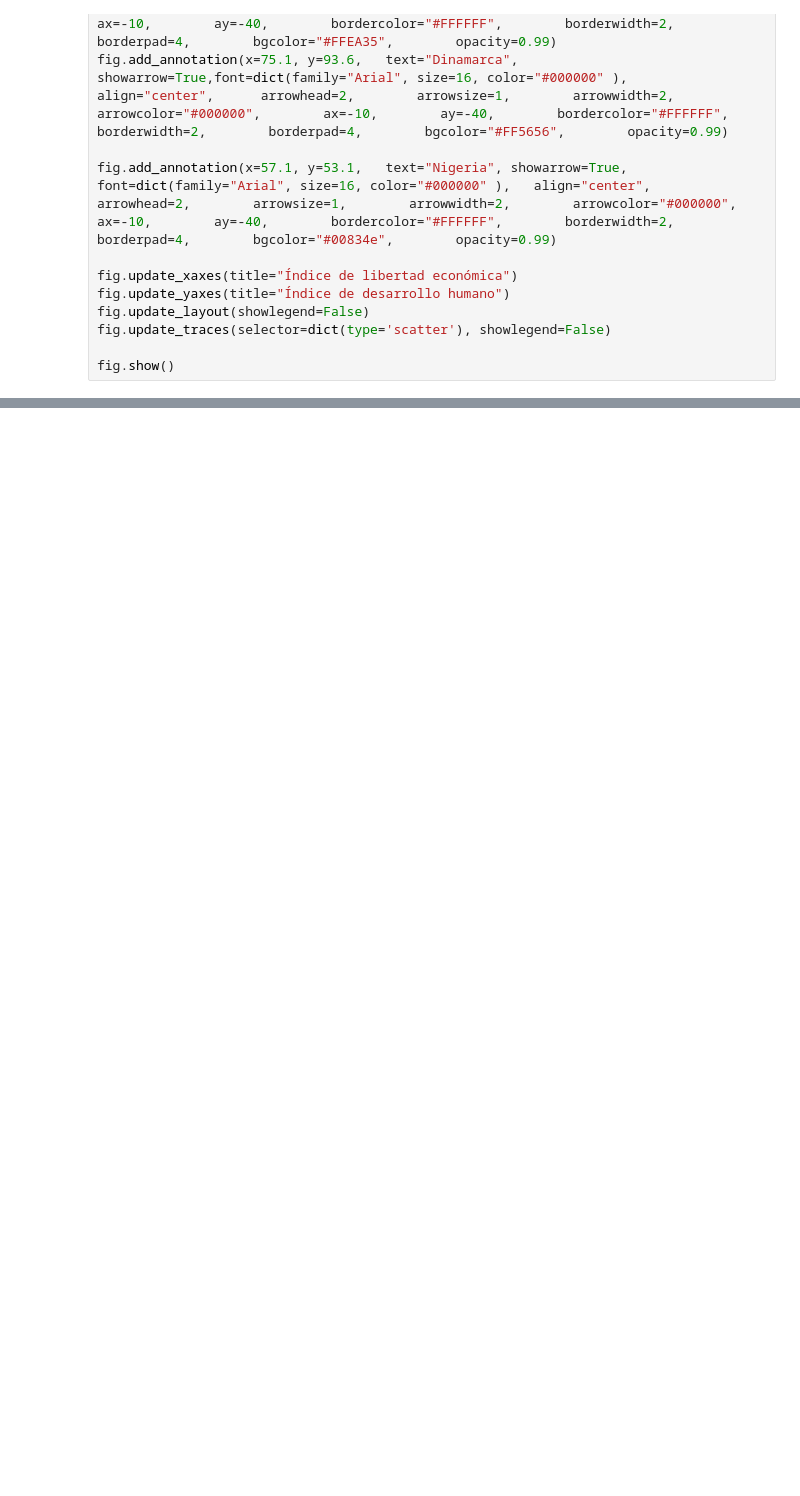
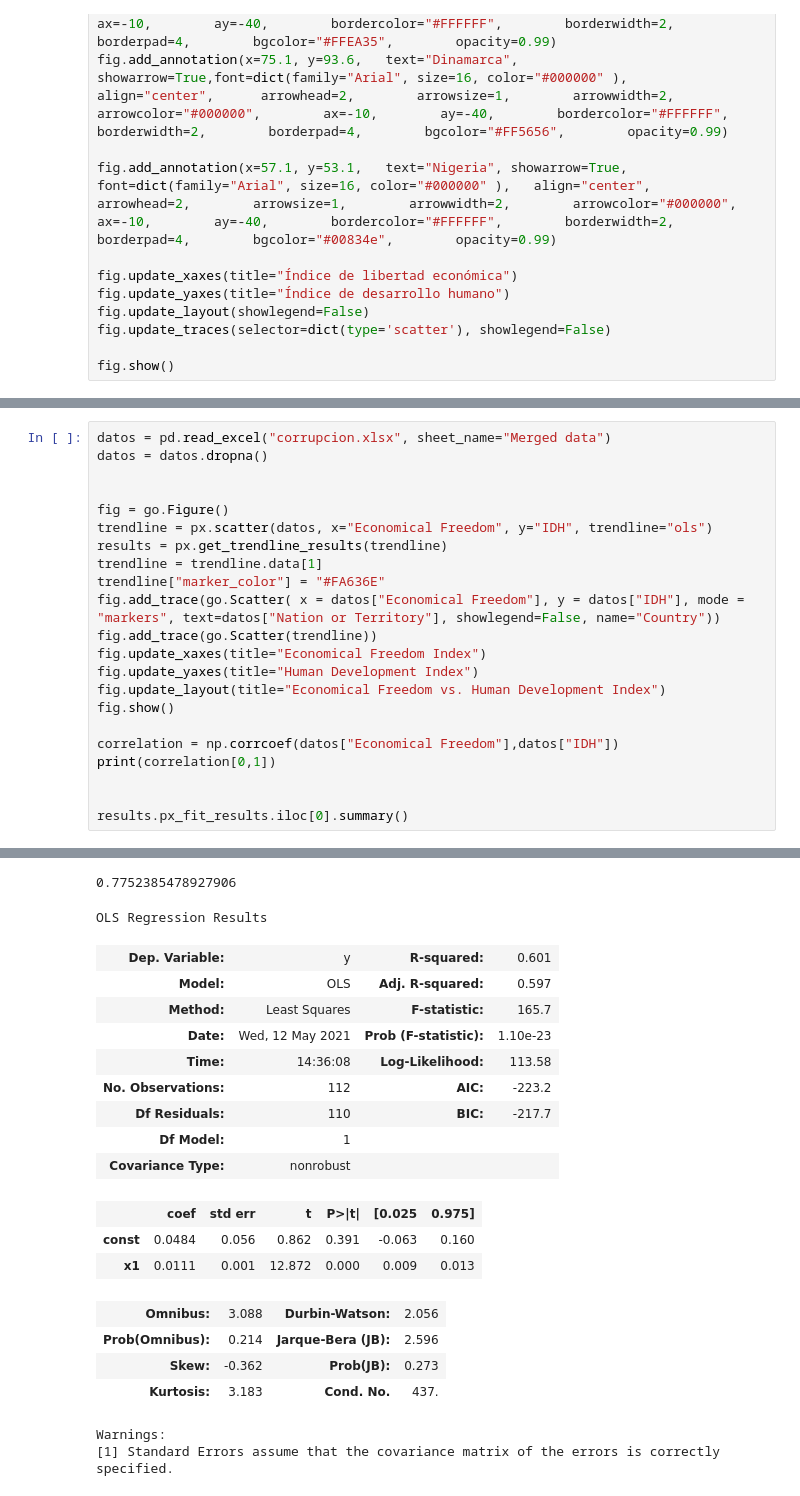
Before and after one commit to ManuelCastro1/Quality-of-life, a Jupyter notebook: idh.ipynb, the cells around one changed output, grey strips where cells are left out. Saved outputs shown, nothing was run; the diff lists cells and outputs as text; blank space fills up the shorter version.

```diff
--- a/idh.ipynb
+++ b/idh.ipynb
@@ -303,2 +304,25 @@ OLS Regression Results
 Warnings:
 [1] Standard Errors assume that the covariance matrix of the errors is correctly specified.
+# %%
+datos = pd.read_excel("corrupcion.xlsx", sheet_name="Merged data")
+datos = datos.dropna()
+
+
+fig = go.Figure()
+trendline = px.scatter(datos, x="Economical Freedom", y="IDH", trendline="ols")
+results = px.get_trendline_results(trendline)
+trendline = trendline.data[1]
+trendline["marker_color"] = "#FA636E"
+fig.add_trace(go.Scatter( x = datos["Economical Freedom"], y = datos["IDH"], mode = "markers", text=datos["Nation or Territory"], showlegend=False, name="Country"))
+fig.add_trace(go.Scatter(trendline))
+fig.update_xaxes(title="Economical Freedom Index")
+fig.update_yaxes(title="Human Development Index")
+fig.update_layout(title="Economical Freedom vs. Human Development Index")
+fig.show()
+
+correlation = np.corrcoef(datos["Economical Freedom"],datos["IDH"])
+print(correlation[0,1])
+
+
+results.px_fit_results.iloc[0].summary()
+# %% [output]
@@ -304,0 +330,20 @@ Warnings:
+0.7752385478927906
+OLS Regression Results
+| Dep. Variable: | y | R-squared: | 0.601 |
+| Model: | OLS | Adj. R-squared: | 0.597 |
+| Method: | Least Squares | F-statistic: | 165.7 |
+| Date: | Wed, 12 May 2021 | Prob (F-statistic): | 1.10e-23 |
+| Time: | 14:36:08 | Log-Likelihood: | 113.58 |
+| No. Observations: | 112 | AIC: | -223.2 |
+| Df Residuals: | 110 | BIC: | -217.7 |
+| Df Model: | 1 |  |  |
+| Covariance Type: | nonrobust |  |  |
+|  | coef | std err | t | P>|t| | [0.025 | 0.975] |
+| const | 0.0484 | 0.056 | 0.862 | 0.391 | -0.063 | 0.160 |
+| x1 | 0.0111 | 0.001 | 12.872 | 0.000 | 0.009 | 0.013 |
+| Omnibus: | 3.088 | Durbin-Watson: | 2.056 |
+| Prob(Omnibus): | 0.214 | Jarque-Bera (JB): | 2.596 |
+| Skew: | -0.362 | Prob(JB): | 0.273 |
+| Kurtosis: | 3.183 | Cond. No. | 437. |
+Warnings:
+[1] Standard Errors assume that the covariance matrix of the errors is correctly specified.
```
Also changed, not shown: parts of 6 cells of this notebook.
